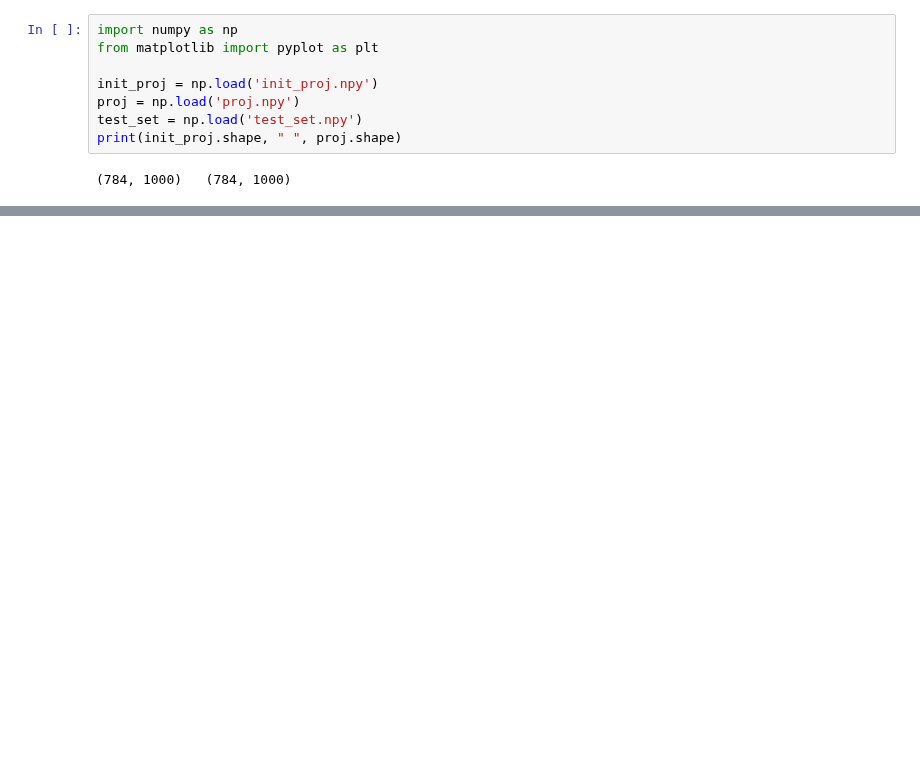
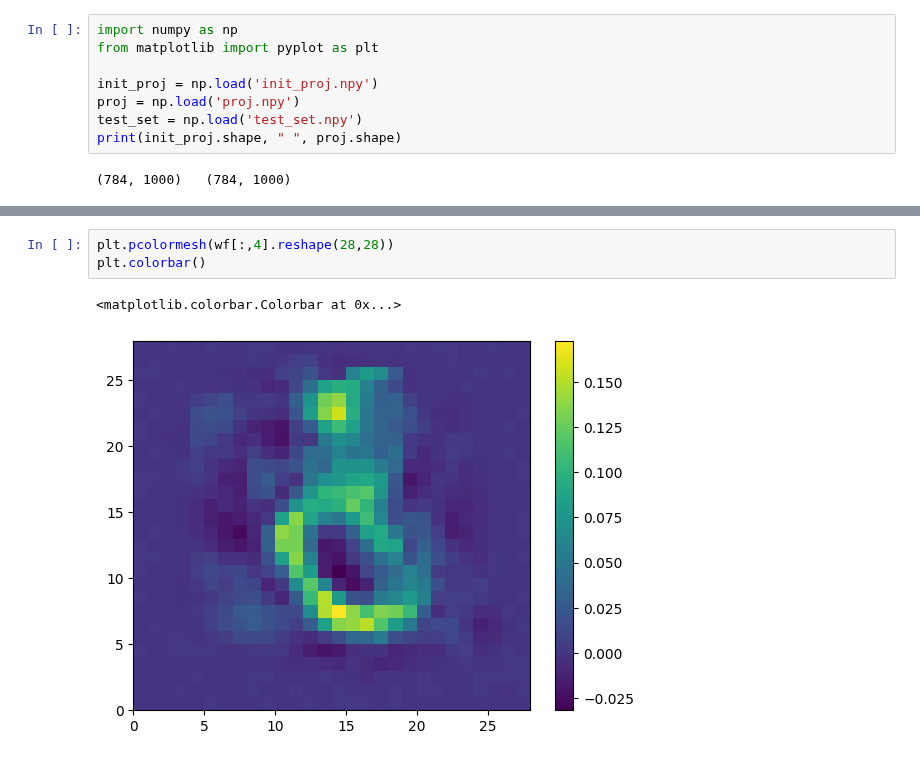
Before and after one commit to wormLove/DCNet, a Jupyter notebook: DCNet_Pytorch.ipynb, the cells around one changed output, grey strips where cells are left out. Drawn from its saved outputs; the diff is of its cells as text; blank space fills up the shorter version.

```diff
--- a/DCNet_Pytorch.ipynb
+++ b/DCNet_Pytorch.ipynb
@@ -481,0 +489,6 @@ for n in range(100):
+# %%
+plt.pcolormesh(wf[:,4].reshape(28,28))
+plt.colorbar()
+# %% [output]
+<matplotlib.colorbar.Colorbar at 0x...>
+[figure, added]
```
Also changed, not shown: parts of 4 cells of this notebook.
